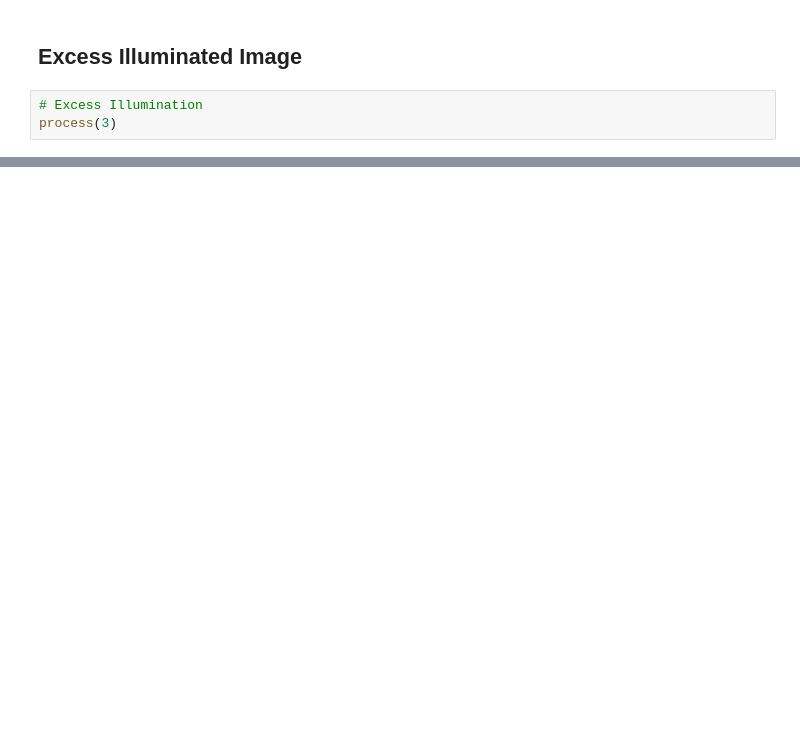
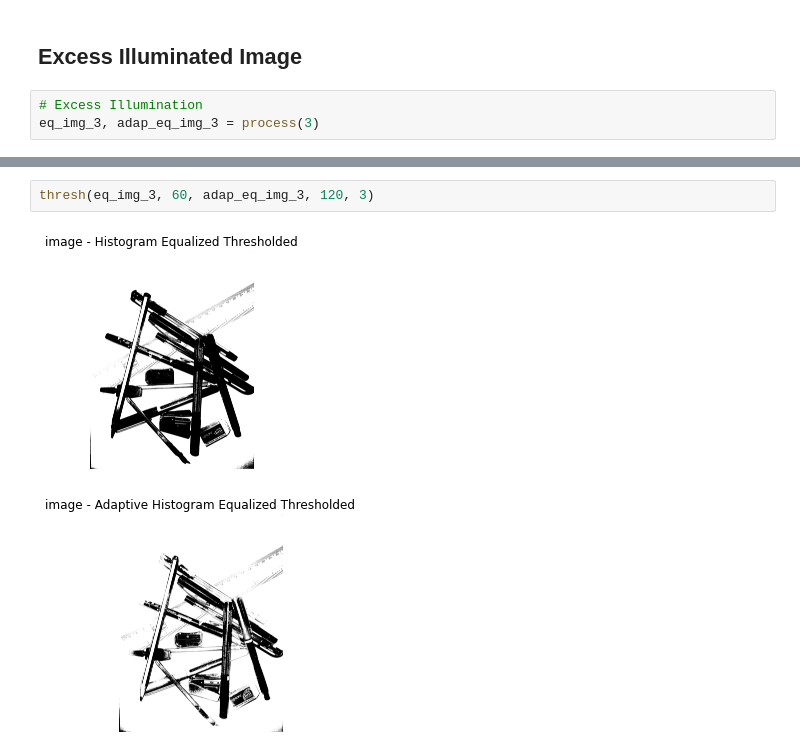
Before and after one commit to agilan2001/DIP_Assignments, a Jupyter notebook: 1 Histogram Equalisation/Histogram_equlaization.ipynb, the cells around one changed output, grey strips where cells are left out. Drawn from its saved outputs; the diff is of its cells as text; blank space fills up the shorter version.

```diff
--- a/1 Histogram Equalisation/Histogram_equlaization.ipynb
+++ b/1 Histogram Equalisation/Histogram_equlaization.ipynb
@@ -94,5 +102,5 @@ process(2)
 ## Excess Illuminated Image
 # %%
 # Excess Illumination
-process(3)
+eq_img_3, adap_eq_img_3 = process(3)
 # %% [output]
@@ -106,0 +113,5 @@ process(3)
+# %%
+thresh(eq_img_3, 60, adap_eq_img_3, 120, 3)
+# %% [output]
+[figure, added]
+[figure, added]
```
Also changed, not shown: parts of 6 cells of this notebook, 1 other file.
